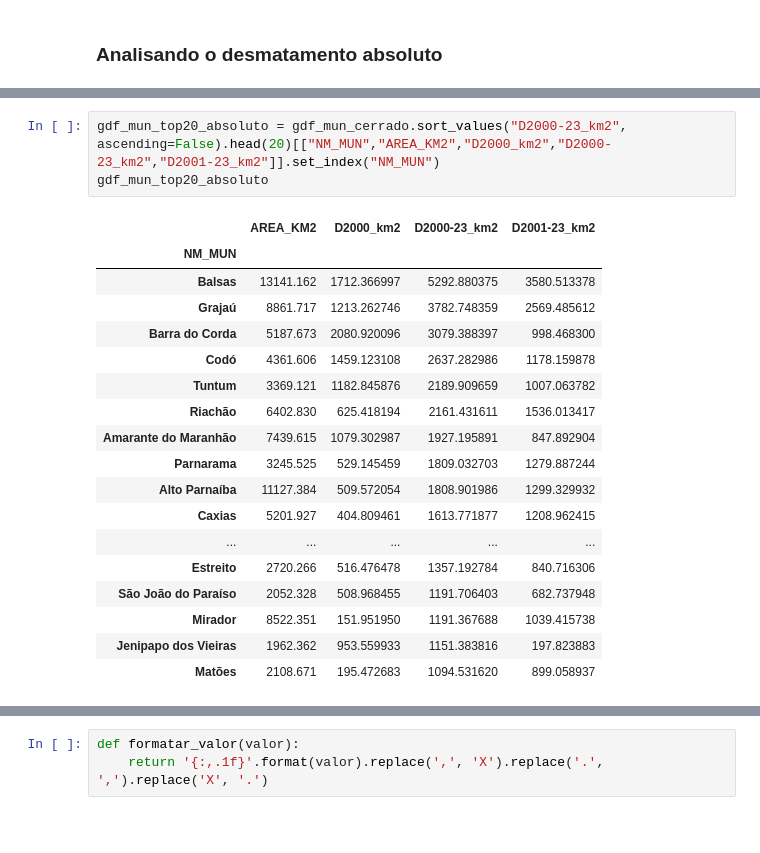
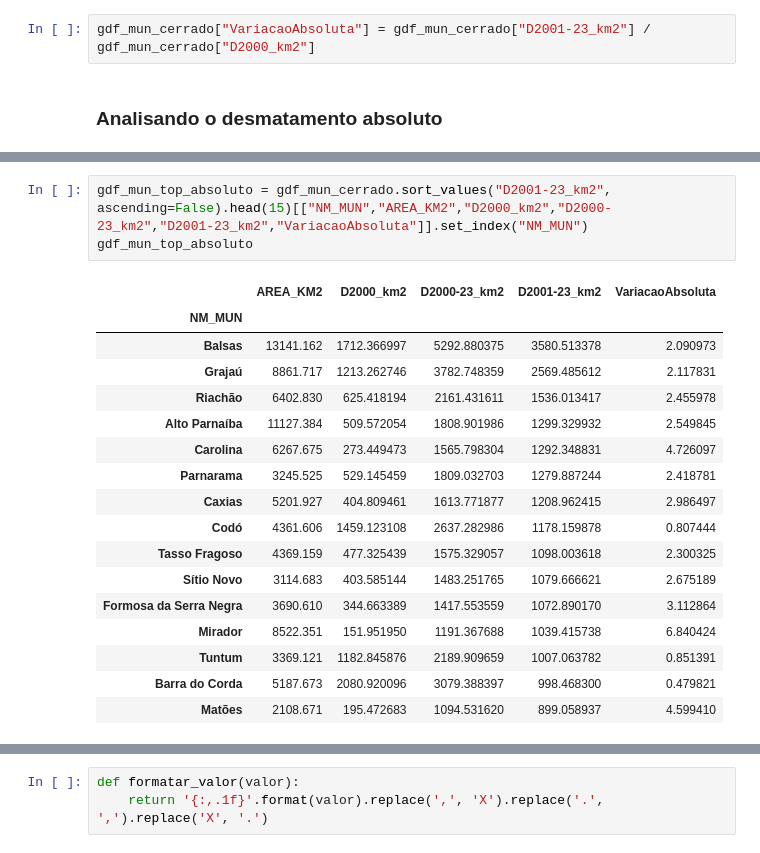
Before and after one commit to LambdaGeo/analise_cerrado_ma, a Jupyter notebook: analise_municipios.ipynb, the cells around one changed output, grey strips where cells are left out. Saved outputs shown, nothing was run; the diff lists cells and outputs as text; blank space fills up the shorter version.

```diff
--- a/analise_municipios.ipynb
+++ b/analise_municipios.ipynb
@@ -267,5 +267,7 @@ gdf_mun_cerrado.head(3)
 | 2100105 | Afonso Cunha | MA | 371.338 | POLYGON ((-43.28145 -4.31924, -43... | 42.515084 | 0.114492 | 93.137045 | 0.250815 | ... |
 | 2100154 | Água Doce do Maranhão | MA | 442.292 | POLYGON ((-42.17657 -2.84415, -42... | 64.003850 | 0.144709 | 168.707853 | 0.381440 | ... |
 | 2100303 | Aldeias Altas | MA | 1942.121 | POLYGON ((-43.36510 -4.64627, -43... | 93.311739 | 0.048046 | 580.655785 | 0.298980 | ... |
+# %%
+gdf_mun_cerrado["VariacaoAbsoluta"] = gdf_mun_cerrado["D2001-23_km2"] / gdf_mun_cerrado["D2000_km2"]
 # %% [markdown]
 ### Analisando o desmatamento absoluto
@@ -272,22 +318,21 @@ gdf_mun_cerrado.head(3)
 # %%
-gdf_mun_top20_absoluto = gdf_mun_cerrado.sort_values("D2000-23_km2", ascending=False).head(20)[["NM_MUN","AREA_KM2","D2000_km2","D2000-23_km2","D2001-23_km2"]].set_index("NM_MUN")
-gdf_mun_top20_absoluto
+gdf_mun_top_absoluto = gdf_mun_cerrado.sort_values("D2001-23_km2", ascending=False).head(15)[["NM_MUN","AREA_KM2","D2000_km2","D2000-23_km2","D2001-23_km2","VariacaoAbsoluta"]].set_index("NM_MUN")
+gdf_mun_top_absoluto
 # %% [output]
-|  | AREA_KM2 | D2000_km2 | D2000-23_km2 | D2001-23_km2 |
-| NM_MUN |  |  |  |  |
-| Balsas | 13141.162 | 1712.366997 | 5292.880375 | 3580.513378 |
-| Grajaú | 8861.717 | 1213.262746 | 3782.748359 | 2569.485612 |
-| Barra do Corda | 5187.673 | 2080.920096 | 3079.388397 | 998.468300 |
-| Codó | 4361.606 | 1459.123108 | 2637.282986 | 1178.159878 |
-| Tuntum | 3369.121 | 1182.845876 | 2189.909659 | 1007.063782 |
-| Riachão | 6402.830 | 625.418194 | 2161.431611 | 1536.013417 |
-| Amarante do Maranhão | 7439.615 | 1079.302987 | 1927.195891 | 847.892904 |
-| Parnarama | 3245.525 | 529.145459 | 1809.032703 | 1279.887244 |
-| Alto Parnaíba | 11127.384 | 509.572054 | 1808.901986 | 1299.329932 |
-| Caxias | 5201.927 | 404.809461 | 1613.771877 | 1208.962415 |
-| ... | ... | ... | ... | ... |
-| Estreito | 2720.266 | 516.476478 | 1357.192784 | 840.716306 |
-| São João do Paraíso | 2052.328 | 508.968455 | 1191.706403 | 682.737948 |
-| Mirador | 8522.351 | 151.951950 | 1191.367688 | 1039.415738 |
-| Jenipapo dos Vieiras | 1962.362 | 953.559933 | 1151.383816 | 197.823883 |
-| Matões | 2108.671 | 195.472683 | 1094.531620 | 899.058937 |
+|  | AREA_KM2 | D2000_km2 | D2000-23_km2 | D2001-23_km2 | VariacaoAbsoluta |
+| NM_MUN |  |  |  |  |  |
+| Balsas | 13141.162 | 1712.366997 | 5292.880375 | 3580.513378 | 2.090973 |
+| Grajaú | 8861.717 | 1213.262746 | 3782.748359 | 2569.485612 | 2.117831 |
+| Riachão | 6402.830 | 625.418194 | 2161.431611 | 1536.013417 | 2.455978 |
+| Alto Parnaíba | 11127.384 | 509.572054 | 1808.901986 | 1299.329932 | 2.549845 |
+| Carolina | 6267.675 | 273.449473 | 1565.798304 | 1292.348831 | 4.726097 |
+| Parnarama | 3245.525 | 529.145459 | 1809.032703 | 1279.887244 | 2.418781 |
+| Caxias | 5201.927 | 404.809461 | 1613.771877 | 1208.962415 | 2.986497 |
+| Codó | 4361.606 | 1459.123108 | 2637.282986 | 1178.159878 | 0.807444 |
+| Tasso Fragoso | 4369.159 | 477.325439 | 1575.329057 | 1098.003618 | 2.300325 |
+| Sítio Novo | 3114.683 | 403.585144 | 1483.251765 | 1079.666621 | 2.675189 |
+| Formosa da Serra Negra | 3690.610 | 344.663389 | 1417.553559 | 1072.890170 | 3.112864 |
+| Mirador | 8522.351 | 151.951950 | 1191.367688 | 1039.415738 | 6.840424 |
+| Tuntum | 3369.121 | 1182.845876 | 2189.909659 | 1007.063782 | 0.851391 |
+| Barra do Corda | 5187.673 | 2080.920096 | 3079.388397 | 998.468300 | 0.479821 |
+| Matões | 2108.671 | 195.472683 | 1094.531620 | 899.058937 | 4.599410 |
```
Also changed, not shown: parts of 146 cells of this notebook, 2 other files.
